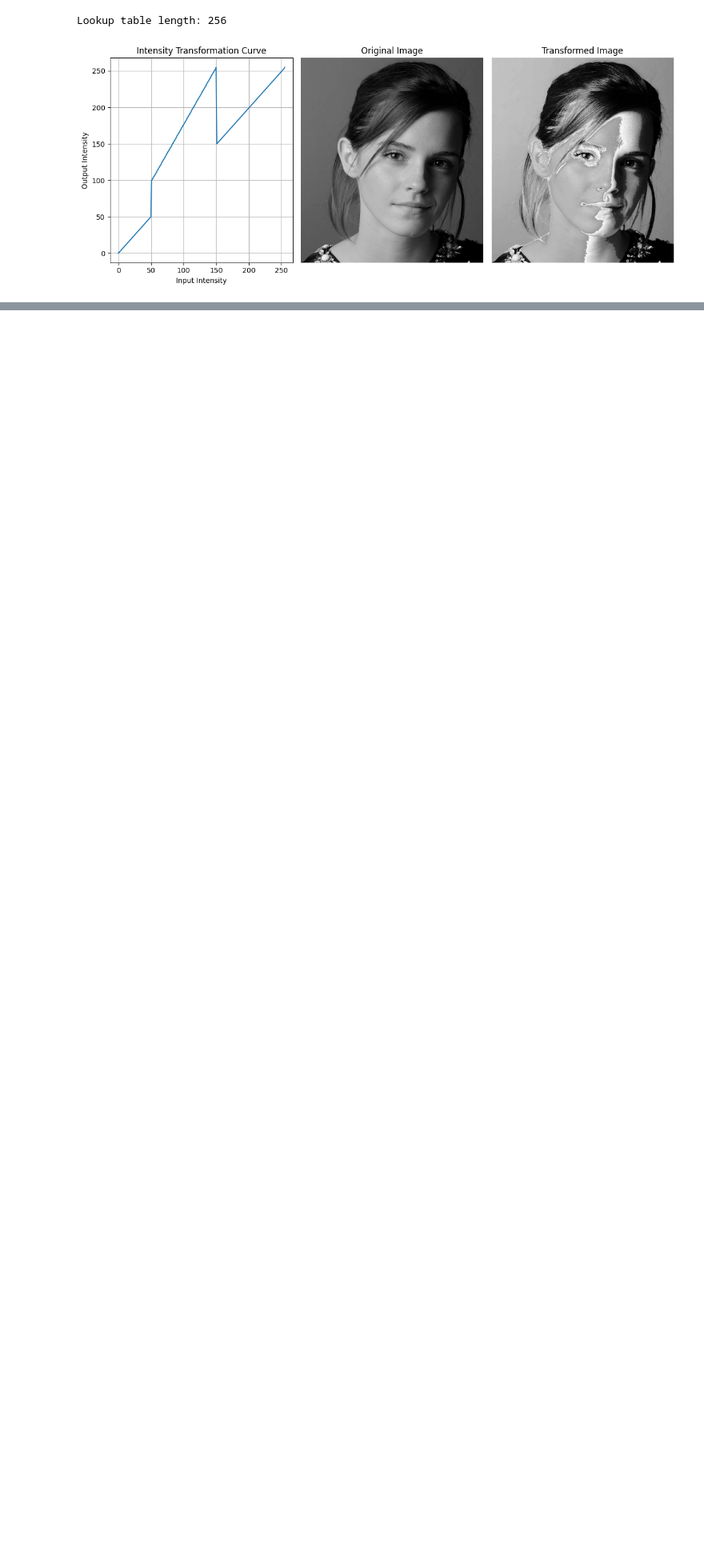
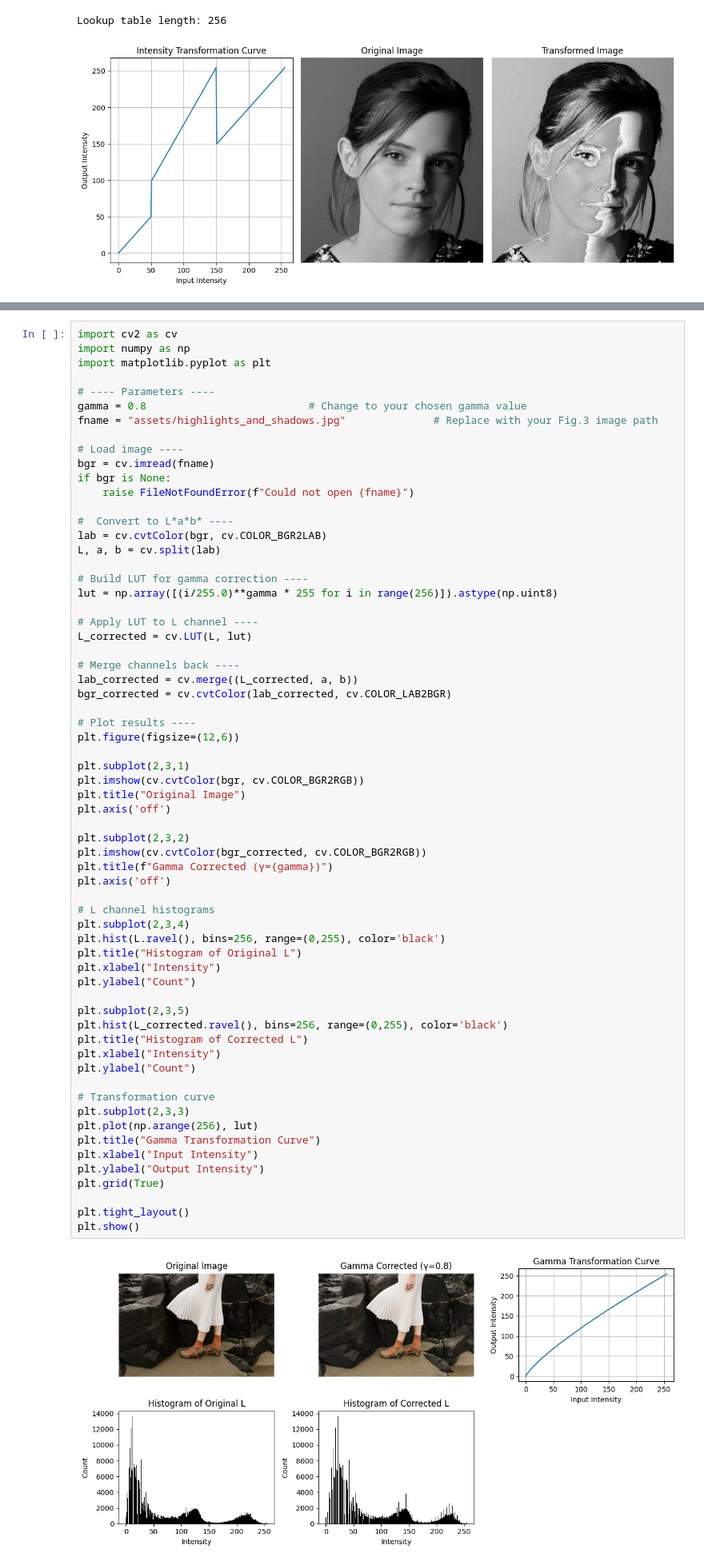
Before and after one commit to pasidunethmina/Image-Processing-Assignment-1, a Jupyter notebook: transformations.ipynb, the cells around one changed output, grey strips where cells are left out. Shown at 80% size. Cells and saved outputs as stored; diff of their text form; blank space fills up the shorter version.

```diff
--- a/transformations.ipynb
+++ b/transformations.ipynb
@@ -65,0 +170,66 @@ Lookup table length: 256
+# %%
+import cv2 as cv
+import numpy as np
+import matplotlib.pyplot as plt
+
+# ---- Parameters ----
+gamma = 0.8                          # Change to your chosen gamma value
+fname = "assets/highlights_and_shadows.jpg"              # Replace with your Fig.3 image path
+
+# Load image ----
+bgr = cv.imread(fname)
+if bgr is None:
+    raise FileNotFoundError(f"Could not open {fname}")
+
+#  Convert to L*a*b* ----
+lab = cv.cvtColor(bgr, cv.COLOR_BGR2LAB)
+L, a, b = cv.split(lab)
+
+# Build LUT for gamma correction ----
+lut = np.array([(i/255.0)**gamma * 255 for i in range(256)]).astype(np.uint8)
+
+# Apply LUT to L channel ----
+L_corrected = cv.LUT(L, lut)
+
+# Merge channels back ----
+lab_corrected = cv.merge((L_corrected, a, b))
+bgr_corrected = cv.cvtColor(lab_corrected, cv.COLOR_LAB2BGR)
+
+# Plot results ----
+plt.figure(figsize=(12,6))
+
+plt.subplot(2,3,1)
+plt.imshow(cv.cvtColor(bgr, cv.COLOR_BGR2RGB))
+plt.title("Original Image")
+plt.axis('off')
+
+plt.subplot(2,3,2)
+plt.imshow(cv.cvtColor(bgr_corrected, cv.COLOR_BGR2RGB))
+plt.title(f"Gamma Corrected (γ={gamma})")
+plt.axis('off')
+
+# L channel histograms
+plt.subplot(2,3,4)
+plt.hist(L.ravel(), bins=256, range=(0,255), color='black')
+plt.title("Histogram of Original L")
+plt.xlabel("Intensity")
+plt.ylabel("Count")
+
+plt.subplot(2,3,5)
+plt.hist(L_corrected.ravel(), bins=256, range=(0,255), color='black')
+plt.title("Histogram of Corrected L")
+plt.xlabel("Intensity")
+plt.ylabel("Count")
+
+# Transformation curve
+plt.subplot(2,3,3)
+plt.plot(np.arange(256), lut)
+plt.title("Gamma Transformation Curve")
+plt.xlabel("Input Intensity")
+plt.ylabel("Output Intensity")
+plt.grid(True)
+
+plt.tight_layout()
+plt.show()
+# %% [output]
+[figure, added]
```
Also changed, not shown: parts of 5 cells of this notebook.
